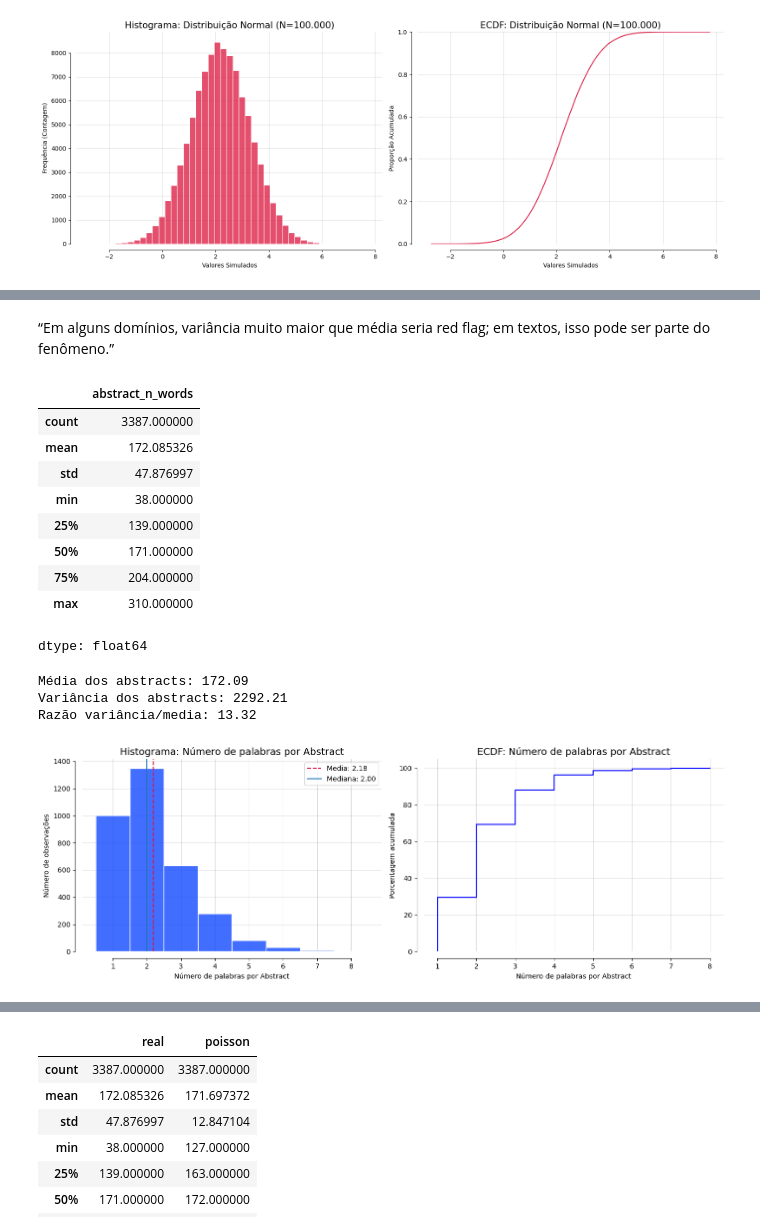
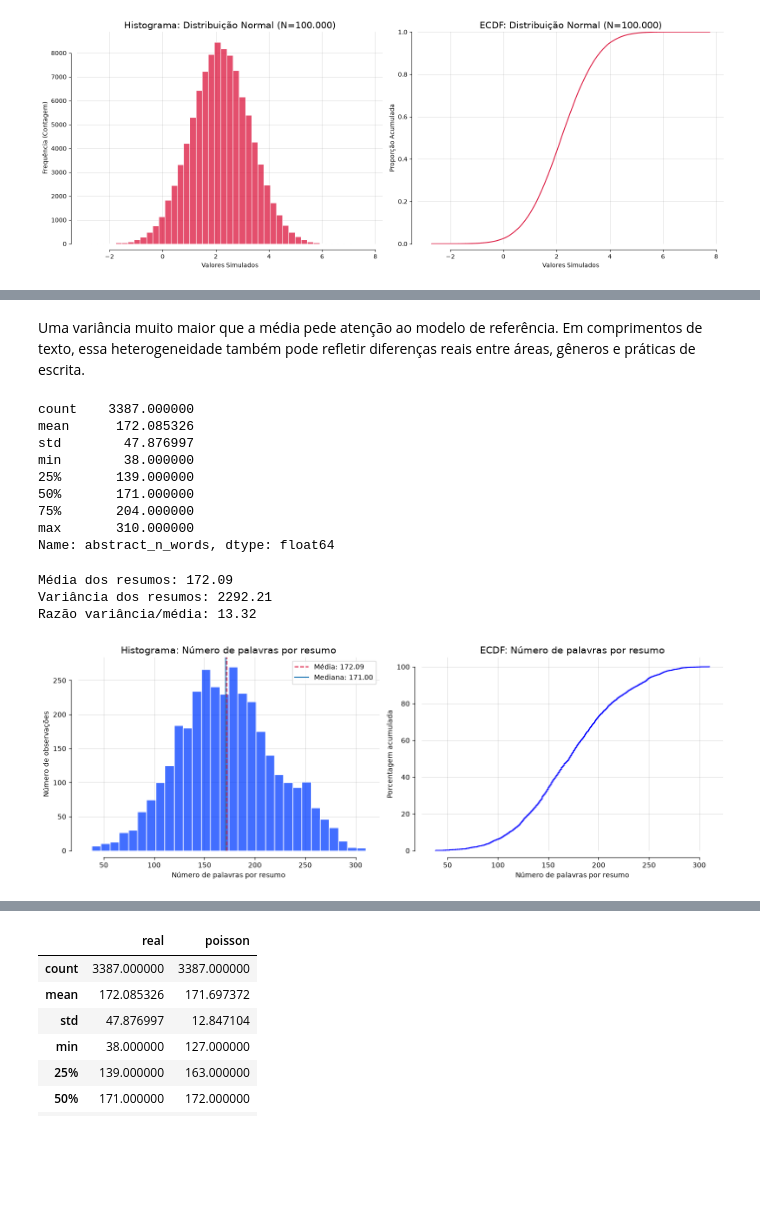
Before and after one commit to jhlopesalves/eda_humanidades, a Jupyter notebook: encontro_6/enc_6.ipynb, the cells around one changed output, grey strips where cells are left out. Drawn from its saved outputs; the diff is of its cells as text; code cells hidden in the pictures; blank space fills up the shorter version.

Commit message:
wip: review: mudanças nos textos e explicações

```diff
--- a/encontro_6/enc_6.ipynb
+++ b/encontro_6/enc_6.ipynb
@@ -16,7 +18,13 @@ arxiv_url = (
     "encontro_5/data/arxiv_eda_papers.csv"
 )
 
-arxiv_df = pd.read_csv(arxiv_url)
+arxiv_df = pd.read_csv(
+    arxiv_url,
+    dtype={"paper_id": "string"},
+)
+
+identificadores_de_controle = {"2205.10370", "2007.03500"}
+assert identificadores_de_controle.issubset(set(arxiv_df["paper_id"]))
 # %%
 arxiv_df.head()
 # %% [output]
@@ -61,7 +69,6 @@ arxiv_df.describe()
 # %%
 arxiv_df = arxiv_df.astype(
     {
-        "paper_id": "string",
         "title": "string",
         "abstract_preview": "string",
         "primary_category": "category",
@@ -446,7 +454,7 @@ def plot_hist_ecdf(
     variable_label: str,
     bins: int = 30,
     discrete: bool = False,
-    colors: list = None,
+    colors: list[str] | None = None,
 ) -> None:
 
     values = dataframe[column].dropna()
@@ -480,7 +488,7 @@ def plot_hist_ecdf(
         mean_value,
         linestyle="--",
         color="crimson",
-        label=f"Media: {mean_value:.2f}",
+        label=f"Média: {mean_value:.2f}",
     )
 
     ax1.axvline(
@@ -575,41 +577,41 @@ dtype: float64
 # %%
 sns.set_color_codes(palette="bright")
 # %% [markdown]
-“Em alguns domínios, variância muito maior que média seria red flag; em textos, isso pode ser parte do fenômeno.”
+Uma variância muito maior que a média pede atenção ao modelo de referência. Em comprimentos de texto, essa heterogeneidade também pode refletir diferenças reais entre áreas, gêneros e práticas de escrita.
 # %%
 arxiv_df["abstract_n_words"].describe()
 # %% [output]
-|  | abstract_n_words |
-| count | 3387.000000 |
-| mean | 172.085326 |
-| std | 47.876997 |
-| min | 38.000000 |
-| 25% | 139.000000 |
-| 50% | 171.000000 |
-| 75% | 204.000000 |
-| max | 310.000000 |
-dtype: float64
+count    3387.000000
+mean      172.085326
+std        47.876997
+min        38.000000
+25%       139.000000
+50%       171.000000
+75%       204.000000
+max       310.000000
+Name: abstract_n_words, dtype: float64
 # %%
 abstract_values = arxiv_df["abstract_n_words"]
 
 abstract_mean = abstract_values.mean()
 abstract_var = abstract_values.var(ddof=1)
 
-print(f"Média dos abstracts: {abstract_mean:.2f}")
-print(f"Variância dos abstracts: {abstract_var:.2f}")
-print(f"Razão variância/media: {abstract_var / abstract_mean:.2f}")
+print(f"Média dos resumos: {abstract_mean:.2f}")
+print(f"Variância dos resumos: {abstract_var:.2f}")
+print(f"Razão variância/média: {abstract_var / abstract_mean:.2f}")
 # %% [output]
-Média dos abstracts: 172.09
-Variância dos abstracts: 2292.21
-Razão variância/media: 13.32
+Média dos resumos: 172.09
+Variância dos resumos: 2292.21
+Razão variância/média: 13.32
 # %%
 plot_hist_ecdf(
     dataframe=arxiv_df,
-    column="n_categories",
-    variable_label="Número de palabras por Abstract",
-    discrete=True,
+    column="abstract_n_words",
+    variable_label="Número de palavras por resumo",
+    bins=30,
+    discrete=False,
     colors=["b", "blue"],
 )
 # %% [output]
-[figure, old version]
+[figure, new version]
 # %% [markdown]
```
Also changed, not shown: parts of 46 cells of this notebook, 33 other files.
